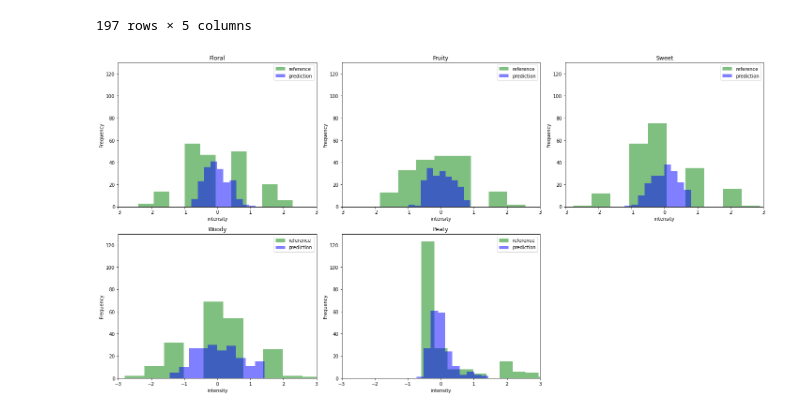
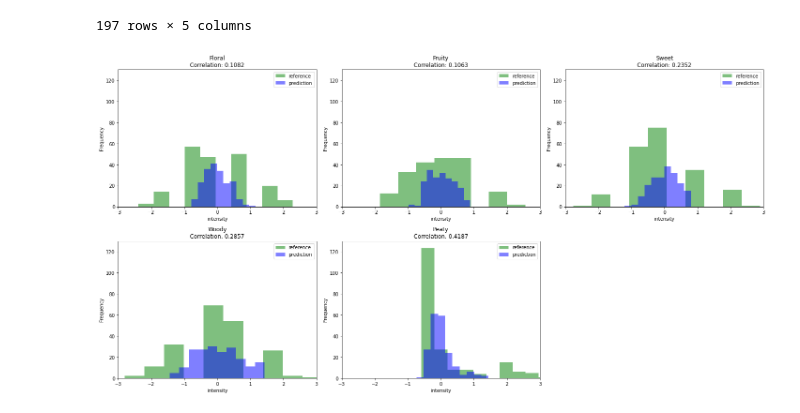
Before and after one commit to rengesf/flavorpred, a Jupyter notebook: simplified_pipeline.ipynb, the cells around one changed output. Saved outputs shown, nothing was run; the diff lists cells and outputs as text; code cells hidden in the pictures.

```diff
--- a/simplified_pipeline.ipynb
+++ b/simplified_pipeline.ipynb
@@ -380,24 +380,25 @@ panelist_df_norm = stats.zscore(panelist_df)
 # %%
 import pandas as pd
 import matplotlib.pyplot as plt
 plt.figure(figsize=(20,20))
 i = 0
 for flavor in overlap_OSAs:
     i+=1
 
     plt.subplot(4,3,i)
     plt.hist(panelist_df_norm[flavor], color = 'g', alpha =0.5)
     plt.hist(results_all[flavor], color='b', alpha=0.5)
     labels= ["reference","prediction"]
     plt.legend(labels)
     plt.xlabel('intensity')
     plt.ylabel('Frequency')
-    plt.title(flavor)
+    plt.title(flavor + "\nCorrelation: "+ str(round(np.corrcoef(pd.to_numeric(results_all[flavor], errors='coerce').to_numpy(), np.array(panelist_df_norm[flavor]))[0,1],4)))
+
 
     plt.xlim(-3, 3)
     plt.ylim(0, 130)
 
 plt.tight_layout()
 plt.show()
 # %% [output]
-[figure, old version]
+[figure, new version]
```
Also changed, not shown: parts of 8 cells of this notebook, 1 other file.
